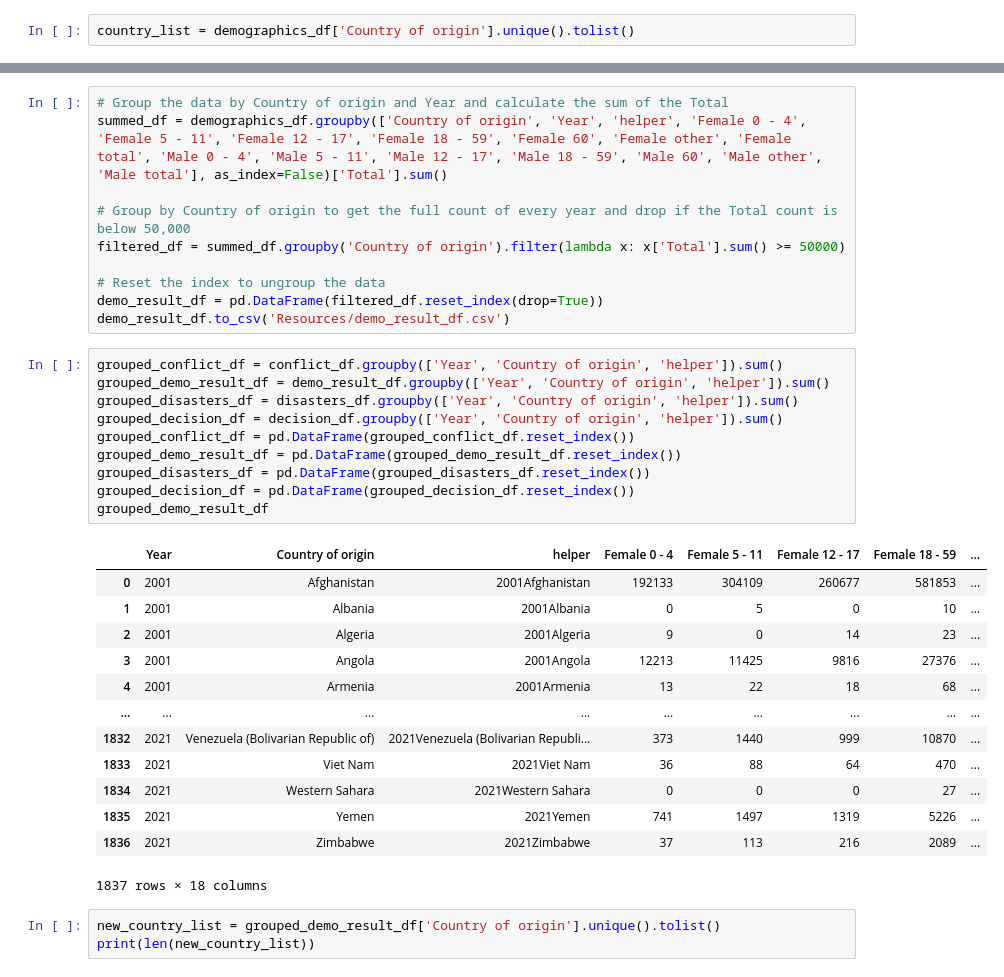
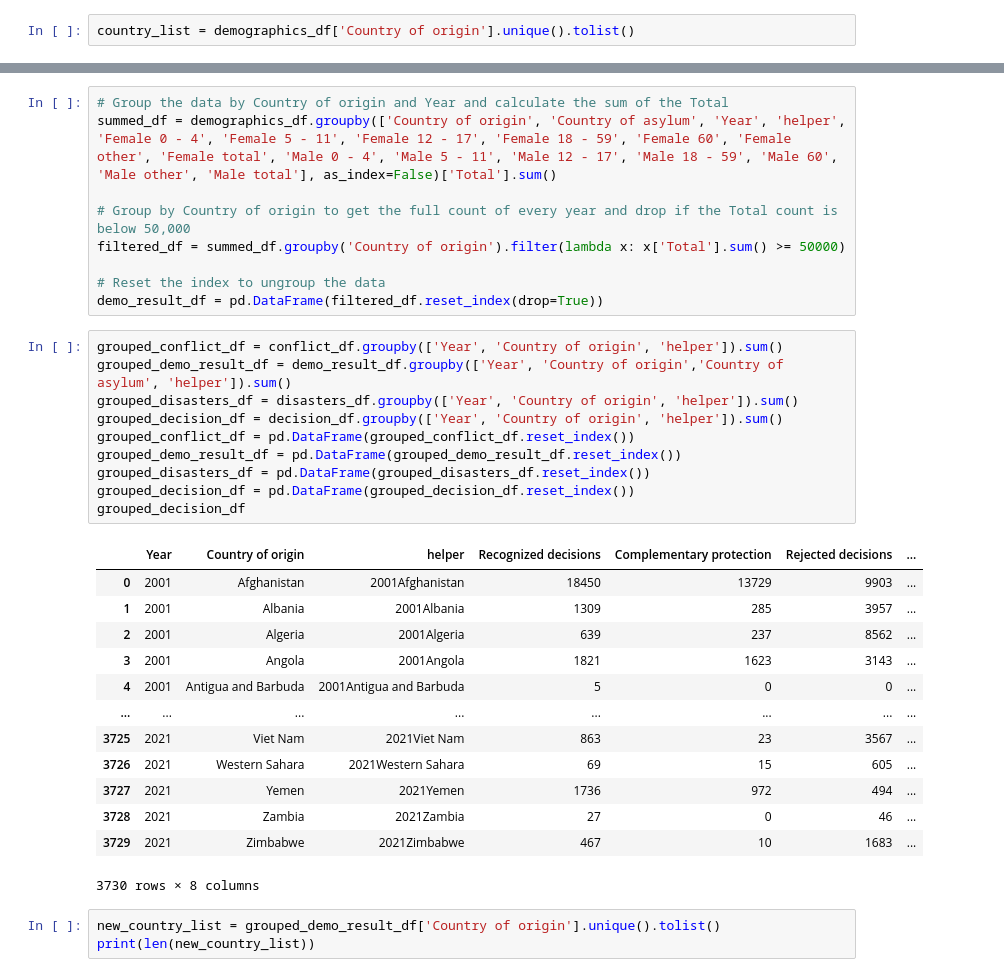
Before and after one commit to Nerdosth/Refugee-Migration, a Jupyter notebook: MLCleanup.ipynb, the cells around one changed output, grey strips where cells are left out. Cells and saved outputs as stored; diff of their text form.

```diff
--- a/MLCleanup.ipynb
+++ b/MLCleanup.ipynb
@@ -27,37 +42,36 @@ decision_df['helper'] = decision_df['Year'].astype(str) + decision_df['Country o
 # %%
 # Group the data by Country of origin and Year and calculate the sum of the Total
-summed_df = demographics_df.groupby(['Country of origin', 'Year', 'helper', 'Female 0 - 4', 'Female 5 - 11', 'Female 12 - 17', 'Female 18 - 59', 'Female 60', 'Female other', 'Female total', 'Male 0 - 4', 'Male 5 - 11', 'Male 12 - 17', 'Male 18 - 59', 'Male 60', 'Male other', 'Male total'], as_index=False)['Total'].sum()
+summed_df = demographics_df.groupby(['Country of origin', 'Country of asylum', 'Year', 'helper', 'Female 0 - 4', 'Female 5 - 11', 'Female 12 - 17', 'Female 18 - 59', 'Female 60', 'Female other', 'Female total', 'Male 0 - 4', 'Male 5 - 11', 'Male 12 - 17', 'Male 18 - 59', 'Male 60', 'Male other', 'Male total'], as_index=False)['Total'].sum()
 
 # Group by Country of origin to get the full count of every year and drop if the Total count is below 50,000
 filtered_df = summed_df.groupby('Country of origin').filter(lambda x: x['Total'].sum() >= 50000)
 
 # Reset the index to ungroup the data
 demo_result_df = pd.DataFrame(filtered_df.reset_index(drop=True))
-demo_result_df.to_csv('Resources/demo_result_df.csv')
 # %%
 grouped_conflict_df = conflict_df.groupby(['Year', 'Country of origin', 'helper']).sum()
-grouped_demo_result_df = demo_result_df.groupby(['Year', 'Country of origin', 'helper']).sum()
+grouped_demo_result_df = demo_result_df.groupby(['Year', 'Country of origin','Country of asylum', 'helper']).sum()
 grouped_disasters_df = disasters_df.groupby(['Year', 'Country of origin', 'helper']).sum()
 grouped_decision_df = decision_df.groupby(['Year', 'Country of origin', 'helper']).sum()
 grouped_conflict_df = pd.DataFrame(grouped_conflict_df.reset_index())
 grouped_demo_result_df = pd.DataFrame(grouped_demo_result_df.reset_index())
 grouped_disasters_df = pd.DataFrame(grouped_disasters_df.reset_index())
 grouped_decision_df = pd.DataFrame(grouped_decision_df.reset_index())
-grouped_demo_result_df
+grouped_decision_df
 # %% [output]
-|  | Year | Country of origin | helper | Female 0 - 4 | Female 5 - 11 | Female 12 - 17 | Female 18 - 59 | ... |
-| 0 | 2001 | Afghanistan | 2001Afghanistan | 192133 | 304109 | 260677 | 581853 | ... |
-| 1 | 2001 | Albania | 2001Albania | 0 | 5 | 0 | 10 | ... |
-| 2 | 2001 | Algeria | 2001Algeria | 9 | 0 | 14 | 23 | ... |
-| 3 | 2001 | Angola | 2001Angola | 12213 | 11425 | 9816 | 27376 | ... |
-| 4 | 2001 | Armenia | 2001Armenia | 13 | 22 | 18 | 68 | ... |
-| ... | ... | ... | ... | ... | ... | ... | ... | ... |
-| 1832 | 2021 | Venezuela (Bolivarian Republic of) | 2021Venezuela (Bolivarian Republi... | 373 | 1440 | 999 | 10870 | ... |
-| 1833 | 2021 | Viet Nam | 2021Viet Nam | 36 | 88 | 64 | 470 | ... |
-| 1834 | 2021 | Western Sahara | 2021Western Sahara | 0 | 0 | 0 | 27 | ... |
-| 1835 | 2021 | Yemen | 2021Yemen | 741 | 1497 | 1319 | 5226 | ... |
-| 1836 | 2021 | Zimbabwe | 2021Zimbabwe | 37 | 113 | 216 | 2089 | ... |
+|  | Year | Country of origin | helper | Recognized decisions | Complementary protection | Rejected decisions | ... |
+| 0 | 2001 | Afghanistan | 2001Afghanistan | 18450 | 13729 | 9903 | ... |
+| 1 | 2001 | Albania | 2001Albania | 1309 | 285 | 3957 | ... |
+| 2 | 2001 | Algeria | 2001Algeria | 639 | 237 | 8562 | ... |
+| 3 | 2001 | Angola | 2001Angola | 1821 | 1623 | 3143 | ... |
+| 4 | 2001 | Antigua and Barbuda | 2001Antigua and Barbuda | 5 | 0 | 0 | ... |
+| ... | ... | ... | ... | ... | ... | ... | ... |
+| 3725 | 2021 | Viet Nam | 2021Viet Nam | 863 | 23 | 3567 | ... |
+| 3726 | 2021 | Western Sahara | 2021Western Sahara | 69 | 15 | 605 | ... |
+| 3727 | 2021 | Yemen | 2021Yemen | 1736 | 972 | 494 | ... |
+| 3728 | 2021 | Zambia | 2021Zambia | 27 | 0 | 46 | ... |
+| 3729 | 2021 | Zimbabwe | 2021Zimbabwe | 467 | 10 | 1683 | ... |
-1837 rows × 18 columns
+3730 rows × 8 columns
 # %%
 new_country_list = grouped_demo_result_df['Country of origin'].unique().tolist()
 print(len(new_country_list))
```
Also changed, not shown: parts of 16 cells of this notebook, 4 other files.
